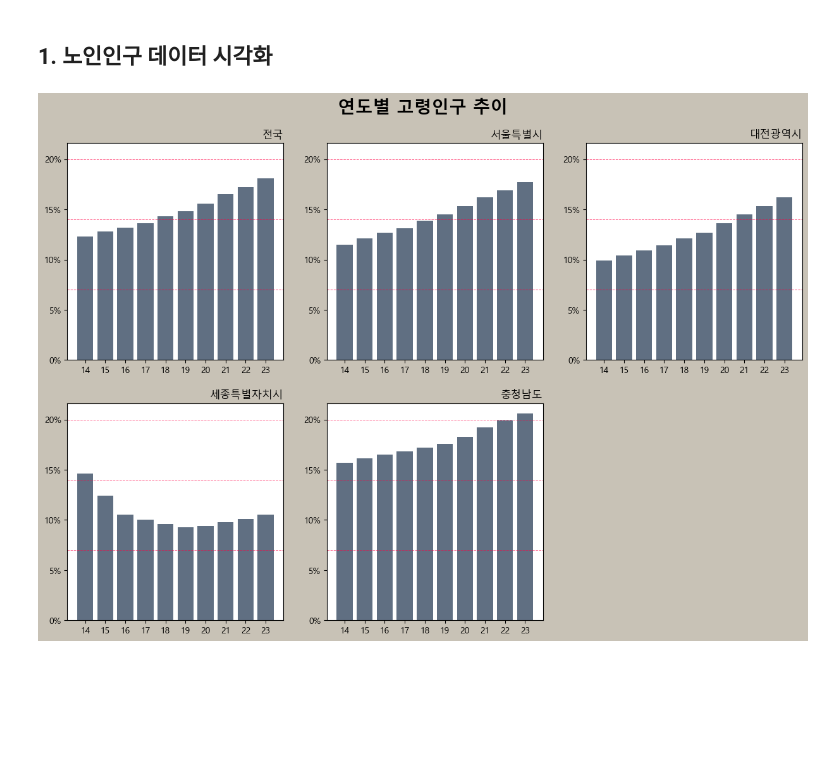
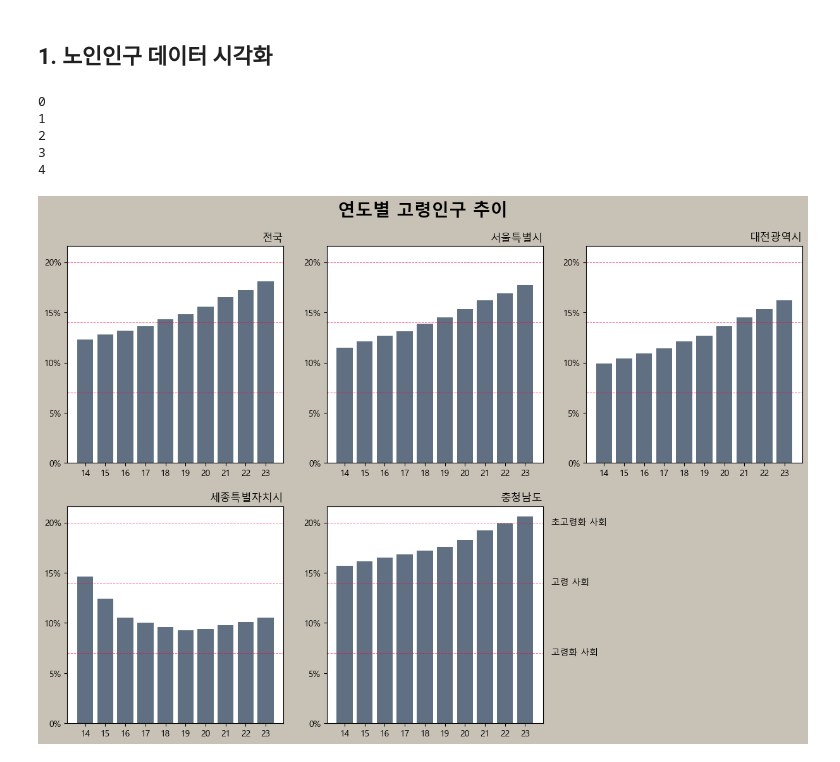
Before and after one commit to VangsillEE/eldercarac, a Jupyter notebook: EDA.ipynb, the cells around one changed output. Saved outputs shown, nothing was run; the diff lists cells and outputs as text; code cells hidden in the pictures; blank space fills up the shorter version.

```diff
--- a/EDA.ipynb
+++ b/EDA.ipynb
@@ -113,7 +140,7 @@ for i, target in enumerate(large_targets):
     # plt.axhline(20, color='#FF0044', linestyle='--', linewidth=0.7,alpha=0.7)
     plt.bar([year[2:4] for year in years[:-2]], carac_dead_ratio[target].values, color ="#606F82")
     plt.ylim(min, max+1)
-    plt.yticks(list(range(0,int(max+1),5)),[str(x)+"%" for x in list(range(0,int(max+1),5))])
+    plt.yticks(list(range(0,10,5)),[str(x)+"%" for x in list(range(0,int(10),5))])
     plt.title(target, loc = "right")
 plt.suptitle("연도별 교통사고 사망률",fontsize=20,y=0.95, fontweight = 'bold')
 
@@ -191,7 +226,7 @@ elder_carac_dead_ratio
 # %%
 plt.figure(figsize=(15,10), dpi=100, facecolor='#C8C2B6')
-max=elder_carac_dead_ratio["세종특별자치시"].max()
-min=elder_carac_dead_ratio["서울특별시"].min()
+# max=elder_carac_dead_ratio["세종특별자치시"].max()
+# min=elder_carac_dead_ratio["서울특별시"].min()
 
 for i, target in enumerate(large_targets):
     plt.subplot(2,3,i+1)
@@ -200,7 +235,7 @@ for i, target in enumerate(large_targets):
     # plt.axhline(20, color='#FF0044', linestyle='--', linewidth=0.7,alpha=0.7)
     plt.bar([year[2:4] for year in years[:-2]], elder_carac_dead_ratio[target].values, color ="#606F82")
     plt.ylim(min, max+1)
-    plt.yticks(list(range(0,int(max+1),5)),[str(x)+"%" for x in list(range(0,int(max+1),5))])
+    plt.yticks(list(range(0,16,3)),[str(x)+"%" for x in list(range(0,int(16),3))])
     plt.title(target, loc = "right")
 plt.suptitle("연도별 노인교통사고 사망률",fontsize=20,y=0.95, fontweight = 'bold')
 
@@ -211,8 +246,8 @@ plt.savefig('elder_carac_dead_ratio.jpeg')
 ## 2. 교통사고 사망률 비교 시각화
 # %%
 plt.figure(figsize=(15,10), dpi=100, facecolor='#C8C2B6')
-max=elder_carac_dead_ratio["세종특별자치시"].max()
-min=elder_carac_dead_ratio["서울특별시"].min()
+# max=elder_carac_dead_ratio["세종특별자치시"].max()
+# min=elder_carac_dead_ratio["서울특별시"].min()
 
 for i, target in enumerate(large_targets):
     plt.subplot(2,3,i+1)
@@ -223,7 +258,7 @@ for i, target in enumerate(large_targets):
     plt.bar(np.arange(8)+0.5, carac_dead_ratio[target].values, color ="#434B56",width=0.5 )
     plt.ylim(min, max+1)
     plt.xticks(np.arange(8)+0.25, [year[2:4] for year in years[:-2]])
-    plt.yticks(list(range(0,int(max+1),5)),[str(x)+"%" for x in list(range(0,int(max+1),5))])
+    plt.yticks(list(range(0,16,3)),[str(x)+"%" for x in list(range(0,int(16),3))])
     plt.title(target, loc = "right")
 plt.legend(["노인", "그 외"],ncol=2, bbox_to_anchor = (2, 1), fontsize=15)
 plt.suptitle("교통사고 사망률 비교",fontsize=20,y=0.95, fontweight = 'bold')
@@ -243,4 +278,5 @@ raw_data.columns = raw_data.iloc[0]
 raw_data = raw_data.iloc[1:]
 raw_data = raw_data.T
 raw_data.columns = elder_popcsv["행정구역별(1)"][2:].reset_index(drop=True)
-raw_data.astype(float)
+raw_data = raw_data.astype(float)
+raw_data
@@ -300,19 +352,29 @@ pop
 # %%
 plt.figure(figsize=(15,10), dpi=100, facecolor='#C8C2B6')
 
 max=elder_pop_ratio["충청남도"].max()
 min=elder_pop_ratio["충청남도"].min()
 for i, target in enumerate(large_targets):
+    print(i)
     plt.subplot(2,3,i+1)
+    if i == 4:
+        plt.text(10,7,"  고령화 사회", va = "center")
+        plt.text(10,14,"  고령 사회", va = "center")
+        plt.text(10,20,"  초고령화 사회", va = "center")
     plt.axhline(7, color='#FF0044', linestyle='--', linewidth=0.7, alpha=0.7)
     plt.axhline(14, color='#FF0044', linestyle='--', linewidth=0.7,alpha=0.7)
     plt.axhline(20, color='#FF0044', linestyle='--', linewidth=0.7,alpha=0.7)
     plt.bar([year[2:4] for year in years], elder_pop_ratio[target].values, color ="#606F82")
     plt.ylim(min, max+1)
     plt.yticks(list(range(0,int(max+1),5)),[str(x)+"%" for x in list(range(0,int(max+1),5))])
     plt.title(target, loc = "right")
 plt.suptitle("연도별 고령인구 추이",fontsize=20,y=0.95, fontweight = 'bold')
 
 plt.savefig('elder_pop_ratio.jpeg')
 # %% [output]
+0
+1
+2
+3
+4
-[figure, old version]
+[figure, new version]
```
Also changed, not shown: parts of 31 cells of this notebook.
